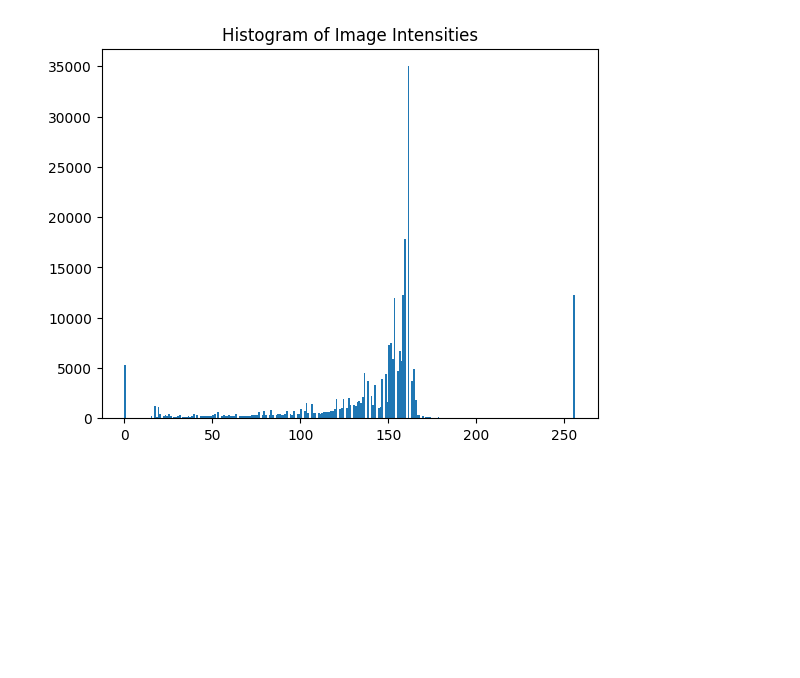
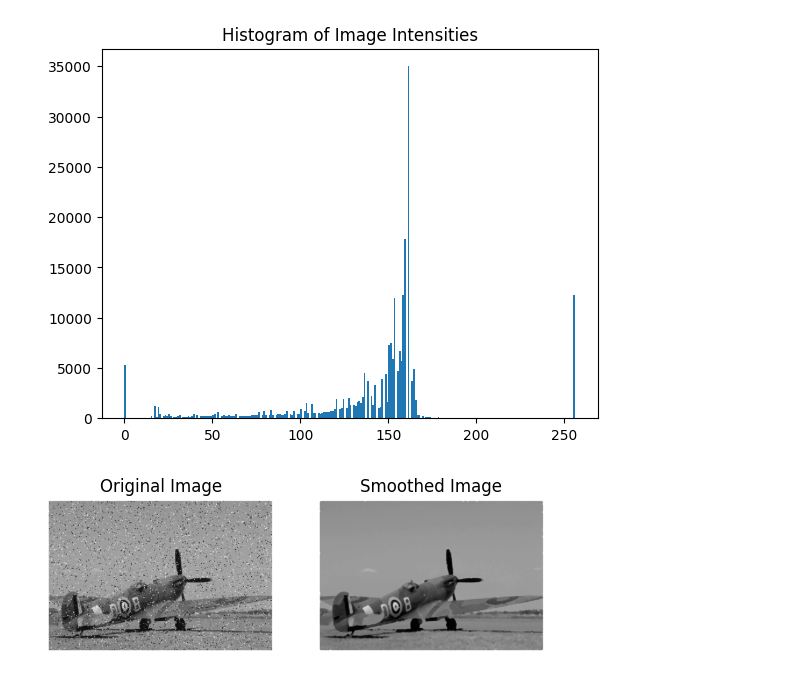
Before and after one commit to maruf908548/DIP_Lab_Final, a Jupyter notebook: DIP_Lab_Final.ipynb, the cells around one changed output. Saved outputs shown, nothing was run; the diff lists cells and outputs as text; code cells hidden in the pictures; blank space fills up the shorter version.

Commit message:
Apply median blur for smoothing the image, differentiate the image between original and smoothing one.

```diff
--- a/DIP_Lab_Final.ipynb
+++ b/DIP_Lab_Final.ipynb
@@ -58,3 +58,20 @@ plt.title('Histogram of Image Intensities')
 plt.show()
 # %% [output]
 [figure]
+# %%
+kernel_size = 5
+smoothed_img3 = cv2.medianBlur(img3, kernel_size)
+# %%
+plt.subplot(1, 2, 1)
+plt.imshow(img3, cmap='gray')
+plt.title('Original Image')
+plt.axis('off')
+
+plt.subplot(1, 2, 2)
+plt.imshow(smoothed_img3, cmap='gray')
+plt.title('Smoothed Image')
+plt.axis('off')
+
+plt.show()
+# %% [output]
+[figure, added]
```
